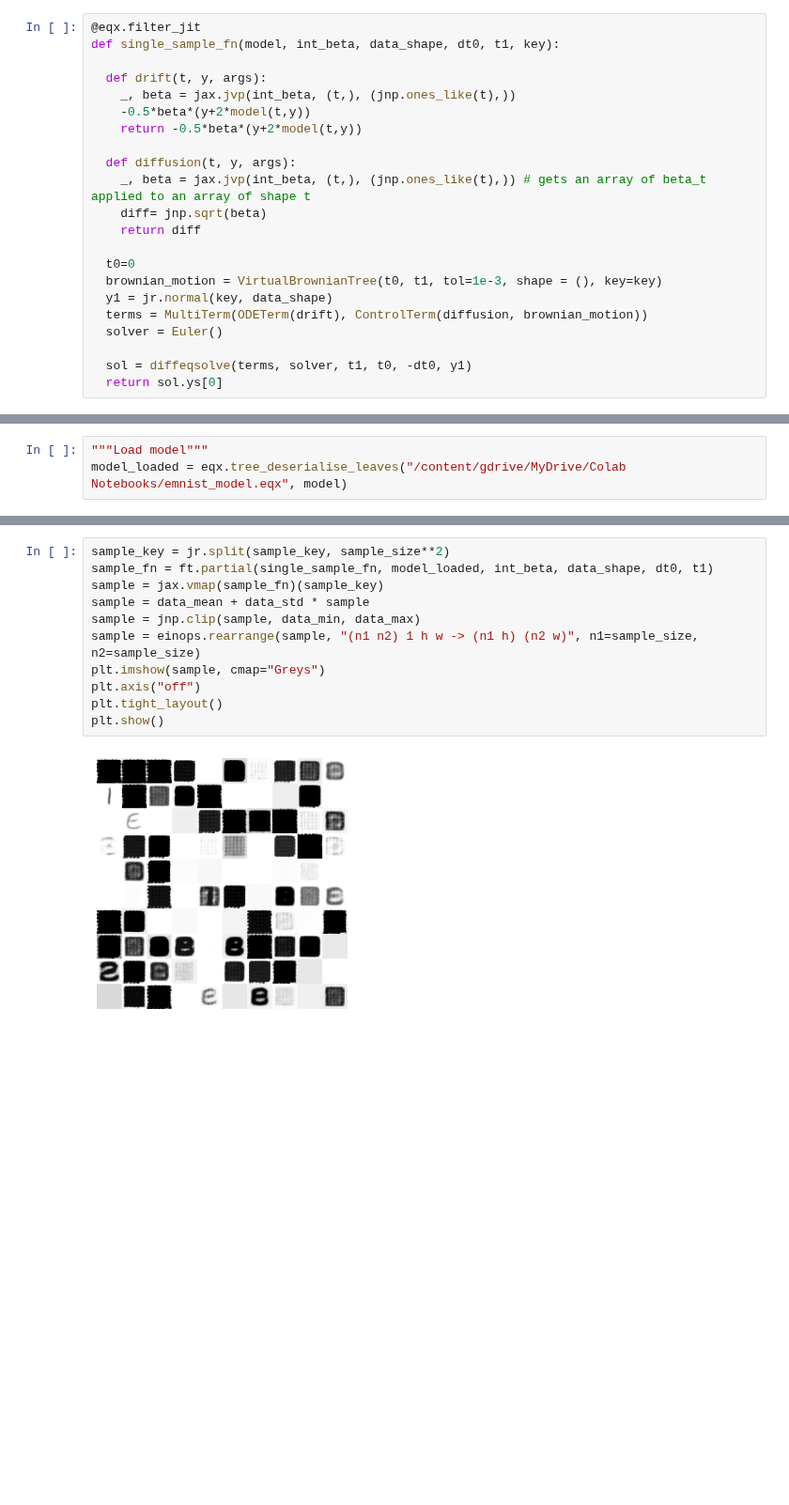
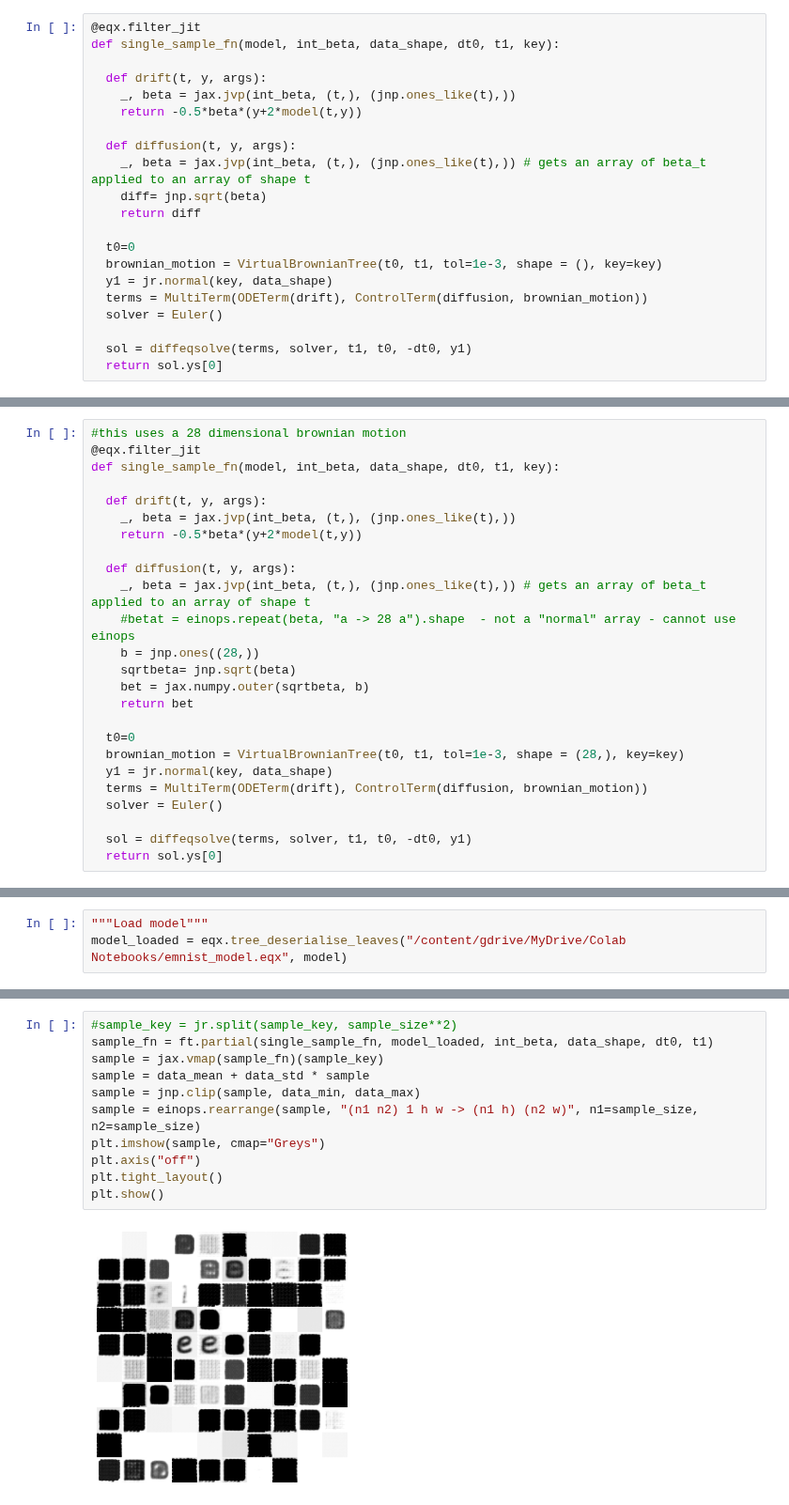
Before and after one commit to durml91/MMath-Project, a Jupyter notebook: Image_Diffusion_(working)/Experimental_Main_MNIST_diffusion.ipynb, the cells around one changed output, grey strips where cells are left out. Shown at 94% size. Cells and saved outputs as stored; diff of their text form; blank space fills up the shorter version.

```diff
--- a/Image_Diffusion_(working)/Experimental_Main_MNIST_diffusion.ipynb
+++ b/Image_Diffusion_(working)/Experimental_Main_MNIST_diffusion.ipynb
@@ -199,7 +203,6 @@ def single_sample_fn(model, int_beta, data_shape, dt0, t1, key):
 
   def drift(t, y, args):
     _, beta = jax.jvp(int_beta, (t,), (jnp.ones_like(t),))
-    -0.5*beta*(y+2*model(t,y))
     return -0.5*beta*(y+2*model(t,y))
 
   def diffusion(t, y, args):
@@ -217,0 +245,25 @@ def single_sample_fn(model, int_beta, data_shape, dt0, t1, key):
+# %%
+#this uses a 28 dimensional brownian motion
+@eqx.filter_jit
+def single_sample_fn(model, int_beta, data_shape, dt0, t1, key):
+
+  def drift(t, y, args):
+    _, beta = jax.jvp(int_beta, (t,), (jnp.ones_like(t),))
+    return -0.5*beta*(y+2*model(t,y))
+
+  def diffusion(t, y, args):
+    _, beta = jax.jvp(int_beta, (t,), (jnp.ones_like(t),)) # gets an array of beta_t applied to an array of shape t
+    #betat = einops.repeat(beta, "a -> 28 a").shape  - not a "normal" array - cannot use einops
+    b = jnp.ones((28,))
+    sqrtbeta= jnp.sqrt(beta)
+    bet = jax.numpy.outer(sqrtbeta, b)
+    return bet
+
+  t0=0
+  brownian_motion = VirtualBrownianTree(t0, t1, tol=1e-3, shape = (28,), key=key)
+  y1 = jr.normal(key, data_shape)
+  terms = MultiTerm(ODETerm(drift), ControlTerm(diffusion, brownian_motion))
+  solver = Euler()
+
+  sol = diffeqsolve(terms, solver, t1, t0, -dt0, y1)
+  return sol.ys[0]
@@ -634,13 +691,13 @@ model_loaded = eqx.tree_deserialise_leaves("/content/gdrive/MyDrive/Colab Notebo
 # %%
-sample_key = jr.split(sample_key, sample_size**2)
+#sample_key = jr.split(sample_key, sample_size**2)
 sample_fn = ft.partial(single_sample_fn, model_loaded, int_beta, data_shape, dt0, t1)
 sample = jax.vmap(sample_fn)(sample_key)
 sample = data_mean + data_std * sample
 sample = jnp.clip(sample, data_min, data_max)
 sample = einops.rearrange(sample, "(n1 n2) 1 h w -> (n1 h) (n2 w)", n1=sample_size, n2=sample_size)
 plt.imshow(sample, cmap="Greys")
 plt.axis("off")
 plt.tight_layout()
 plt.show()
 # %% [output]
-[figure, old version]
+[figure, new version]
```
Also changed, not shown: parts of 11 cells of this notebook.
